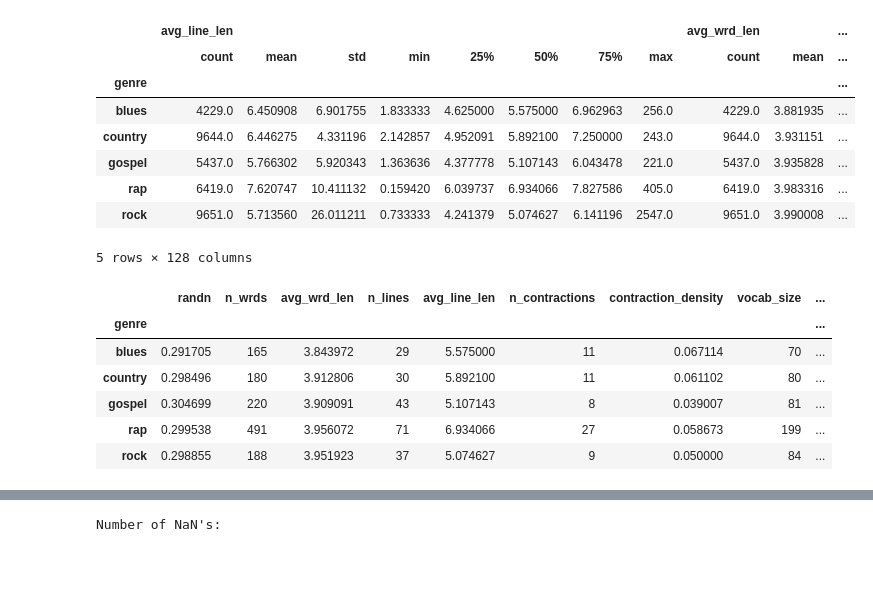
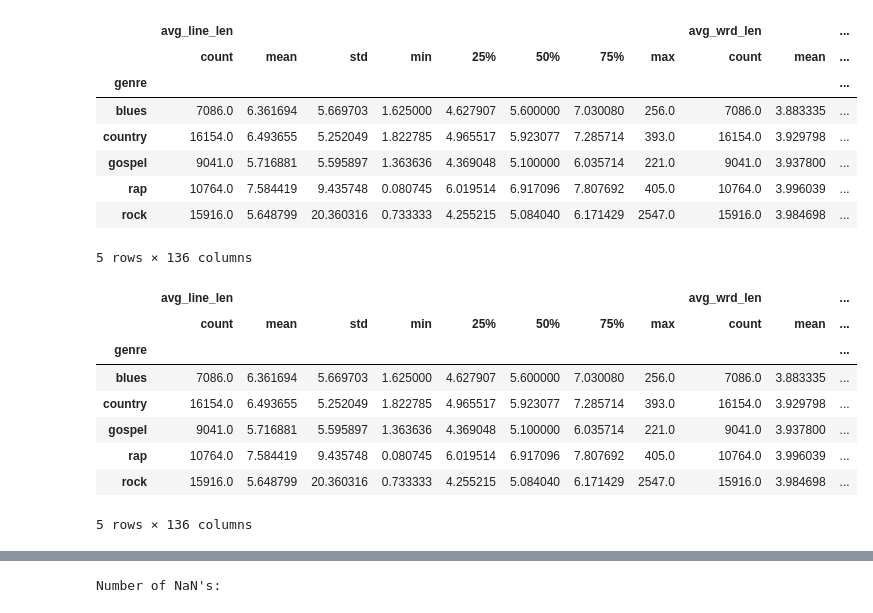
Before and after one commit to JSGandora/lyrics_scraper, a Jupyter notebook: exploratory_analysis.ipynb, the cells around one changed output, grey strips where cells are left out. Cells and saved outputs as stored; diff of their text form; code cells hidden in the pictures; blank space fills up the shorter version.

```diff
--- a/exploratory_analysis.ipynb
+++ b/exploratory_analysis.ipynb
@@ -20,27 +22,29 @@ df_train.describe()
 | 75% | 0.448890 | 301.000000 | 4.112604 | 55.000000 | 7.000000 | 21.000000 | 0.083333 | 121.000000 | ... |
 | max | 0.599992 | 15956.000000 | 49.208333 | 18315.000000 | 2547.000000 | 950.000000 | 0.930233 | 1553.000000 | ... |
 # %%
-df_train.groupby("genre").describe()
+df.groupby("genre").describe()
 # %% [output]
 |  | avg_line_len |  |  |  |  |  |  |  | avg_wrd_len |  | ... |
 |  | count | mean | std | min | 25% | 50% | 75% | max | count | mean | ... |
 | genre |  |  |  |  |  |  |  |  |  |  | ... |
-| blues | 4229.0 | 6.450908 | 6.901755 | 1.833333 | 4.625000 | 5.575000 | 6.962963 | 256.0 | 4229.0 | 3.881935 | ... |
-| country | 9644.0 | 6.446275 | 4.331196 | 2.142857 | 4.952091 | 5.892100 | 7.250000 | 243.0 | 9644.0 | 3.931151 | ... |
-| gospel | 5437.0 | 5.766302 | 5.920343 | 1.363636 | 4.377778 | 5.107143 | 6.043478 | 221.0 | 5437.0 | 3.935828 | ... |
-| rap | 6419.0 | 7.620747 | 10.411132 | 0.159420 | 6.039737 | 6.934066 | 7.827586 | 405.0 | 6419.0 | 3.983316 | ... |
-| rock | 9651.0 | 5.713560 | 26.011211 | 0.733333 | 4.241379 | 5.074627 | 6.141196 | 2547.0 | 9651.0 | 3.990008 | ... |
+| blues | 7086.0 | 6.361694 | 5.669703 | 1.625000 | 4.627907 | 5.600000 | 7.030080 | 256.0 | 7086.0 | 3.883335 | ... |
+| country | 16154.0 | 6.493655 | 5.252049 | 1.822785 | 4.965517 | 5.923077 | 7.285714 | 393.0 | 16154.0 | 3.929798 | ... |
+| gospel | 9041.0 | 5.716881 | 5.595897 | 1.363636 | 4.369048 | 5.100000 | 6.035714 | 221.0 | 9041.0 | 3.937800 | ... |
+| rap | 10764.0 | 7.584419 | 9.435748 | 0.080745 | 6.019514 | 6.917096 | 7.807692 | 405.0 | 10764.0 | 3.996039 | ... |
+| rock | 15916.0 | 5.648799 | 20.360316 | 0.733333 | 4.255215 | 5.084040 | 6.171429 | 2547.0 | 15916.0 | 3.984698 | ... |
-5 rows × 128 columns
+5 rows × 136 columns
 # %%
-df_train.groupby("genre").median()
+df.groupby("genre").describe()
 # %% [output]
-|  | randn | n_wrds | avg_wrd_len | n_lines | avg_line_len | n_contractions | contraction_density | vocab_size | ... |
-| genre |  |  |  |  |  |  |  |  | ... |
-| blues | 0.291705 | 165 | 3.843972 | 29 | 5.575000 | 11 | 0.067114 | 70 | ... |
-| country | 0.298496 | 180 | 3.912806 | 30 | 5.892100 | 11 | 0.061102 | 80 | ... |
-| gospel | 0.304699 | 220 | 3.909091 | 43 | 5.107143 | 8 | 0.039007 | 81 | ... |
-| rap | 0.299538 | 491 | 3.956072 | 71 | 6.934066 | 27 | 0.058673 | 199 | ... |
-| rock | 0.298855 | 188 | 3.951923 | 37 | 5.074627 | 9 | 0.050000 | 84 | ... |
+|  | avg_line_len |  |  |  |  |  |  |  | avg_wrd_len |  | ... |
+|  | count | mean | std | min | 25% | 50% | 75% | max | count | mean | ... |
+| genre |  |  |  |  |  |  |  |  |  |  | ... |
+| blues | 7086.0 | 6.361694 | 5.669703 | 1.625000 | 4.627907 | 5.600000 | 7.030080 | 256.0 | 7086.0 | 3.883335 | ... |
+| country | 16154.0 | 6.493655 | 5.252049 | 1.822785 | 4.965517 | 5.923077 | 7.285714 | 393.0 | 16154.0 | 3.929798 | ... |
+| gospel | 9041.0 | 5.716881 | 5.595897 | 1.363636 | 4.369048 | 5.100000 | 6.035714 | 221.0 | 9041.0 | 3.937800 | ... |
+| rap | 10764.0 | 7.584419 | 9.435748 | 0.080745 | 6.019514 | 6.917096 | 7.807692 | 405.0 | 10764.0 | 3.996039 | ... |
+| rock | 15916.0 | 5.648799 | 20.360316 | 0.733333 | 4.255215 | 5.084040 | 6.171429 | 2547.0 | 15916.0 | 3.984698 | ... |
+5 rows × 136 columns
 # %%
 df_train.groupby("genre").var()
 # %% [output]
```
Also changed, not shown: parts of 1 cell of this notebook, 1 other file.
